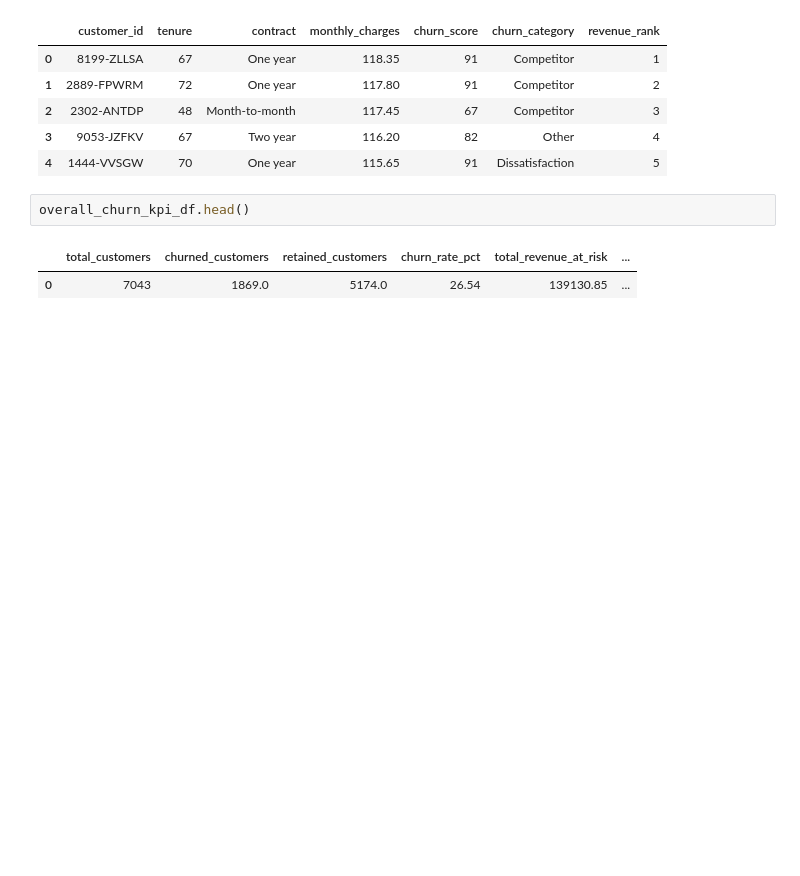
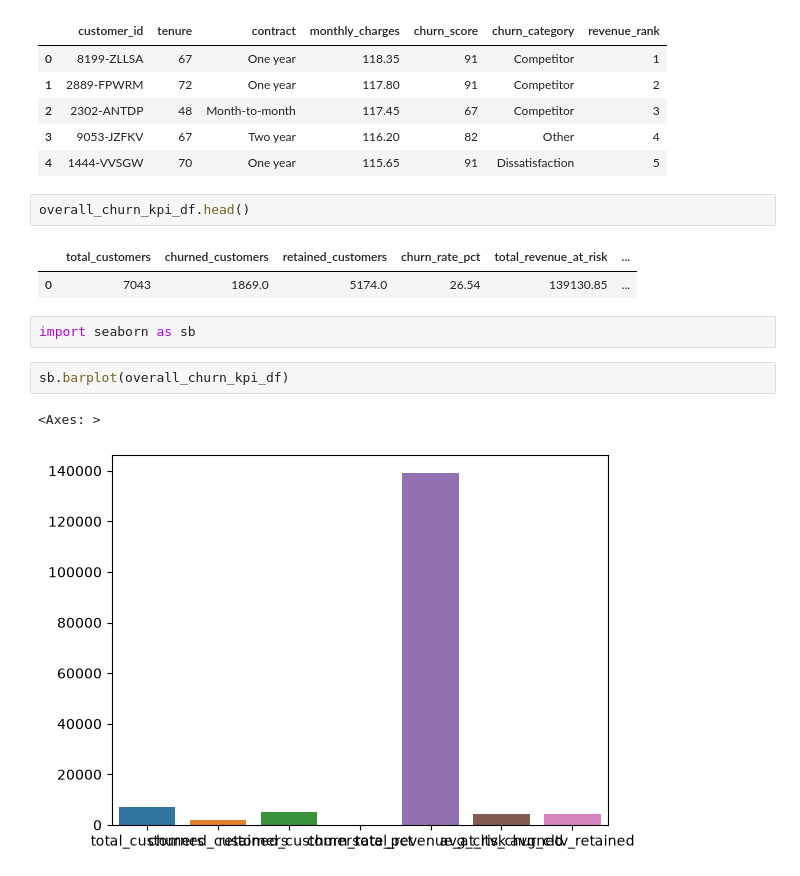
Before and after one commit to OmSoni-1/customer_retention_platform, a Jupyter notebook: notebooks/03_eda.ipynb, the cells around one changed output. Drawn from its saved outputs; the diff is of its cells as text; blank space fills up the shorter version.

```diff
--- a/notebooks/03_eda.ipynb
+++ b/notebooks/03_eda.ipynb
@@ -81,3 +81,10 @@ overall_churn_kpi_df.head()
 # %% [output]
 |  | total_customers | churned_customers | retained_customers | churn_rate_pct | total_revenue_at_risk | ... |
 | 0 | 7043 | 1869.0 | 5174.0 | 26.54 | 139130.85 | ... |
+# %%
+import seaborn as sb
+# %%
+sb.barplot(overall_churn_kpi_df)
+# %% [output]
+<Axes: >
+[figure, added]
```
